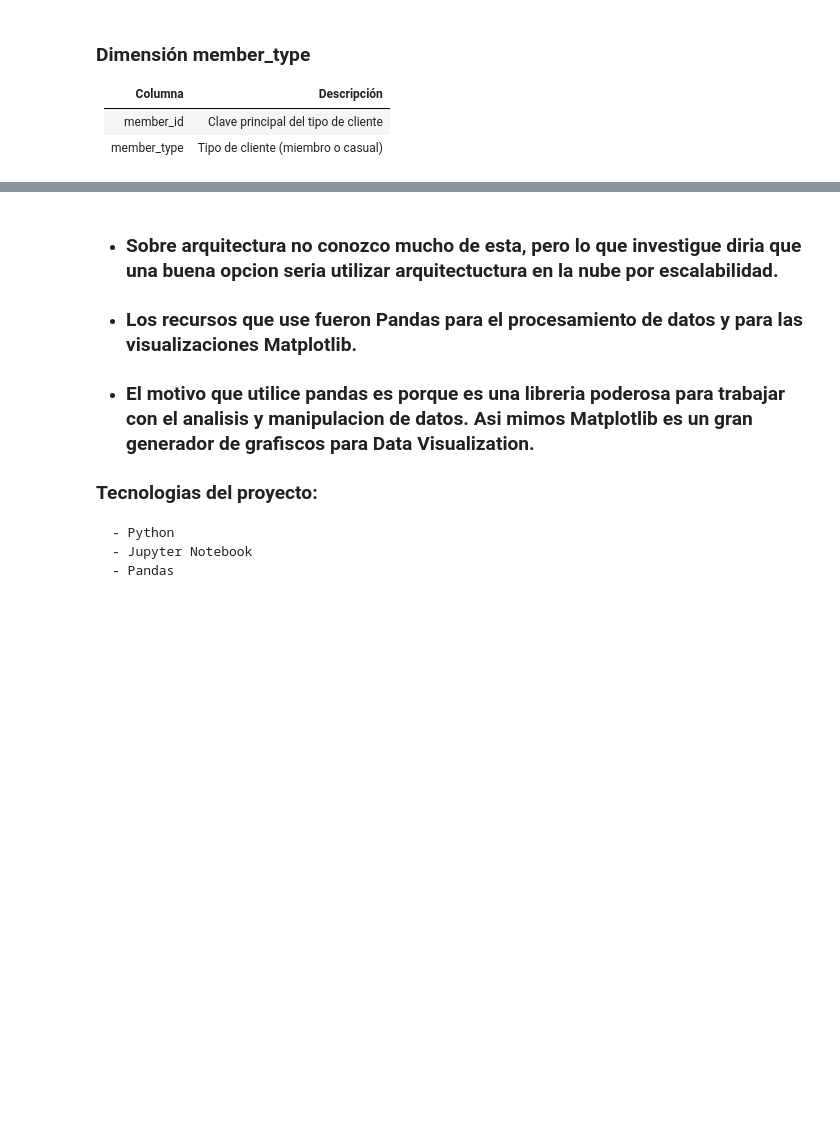
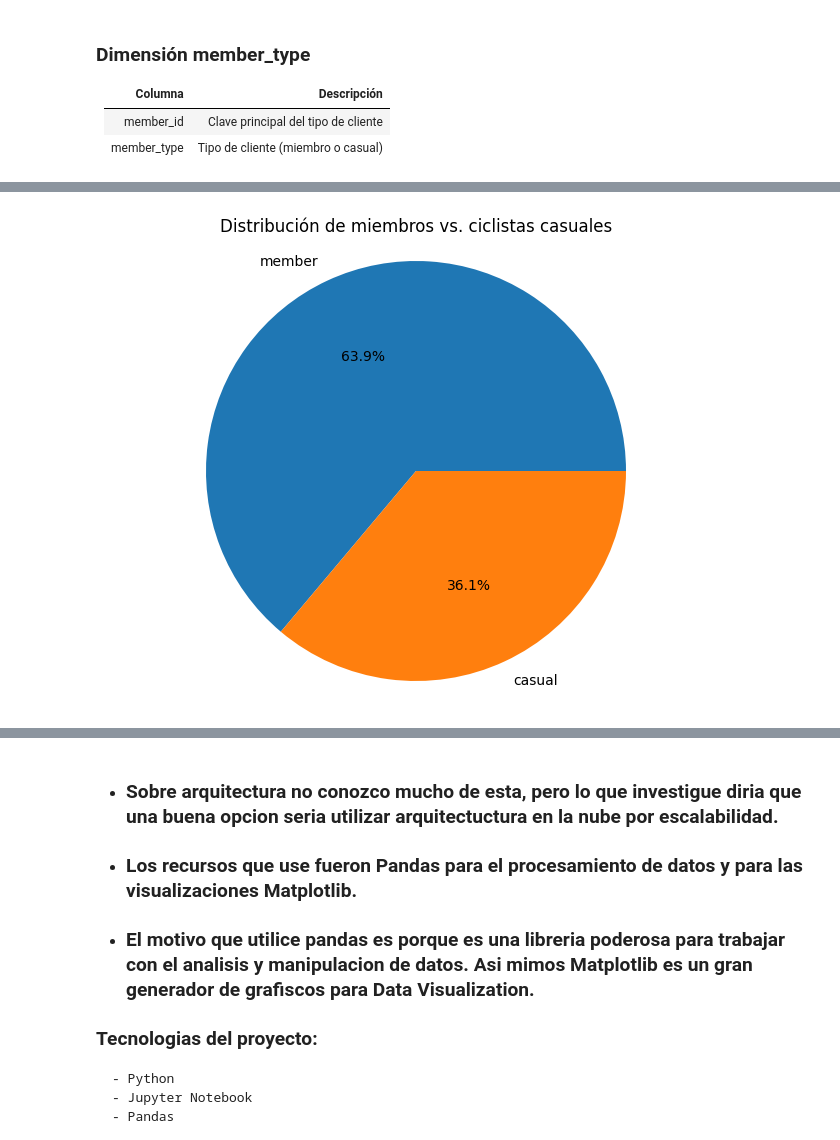
Before and after one commit to emmllanitos/Prueba-Nequi, a Jupyter notebook: nequi_test.ipynb, the cells around one changed output, grey strips where cells are left out. Drawn from its saved outputs; the diff is of its cells as text; code cells hidden in the pictures; blank space fills up the shorter version.

```diff
--- a/nequi_test.ipynb
+++ b/nequi_test.ipynb
@@ -251,0 +278,16 @@ El modelo de datos conceptuales manejaria el esquema estrella, es util para este
+# %%
+try:
+    member_counts = df_clean['member_casual'].value_counts()
+
+    plt.figure(figsize=(8, 6))
+    plt.pie(member_counts, labels=member_counts.index, autopct='%1.1f%%')
+    plt.title('Distribución de miembros vs. ciclistas casuales')
+    plt.axis('equal')
+    plt.show()
+
+except Exception as e:
+
+    logging.error(e)
+    print("Ha ocurrido un error, por favor revisa el log para más detalles.")
+# %% [output]
+[figure, added]
```
Also changed, not shown: parts of 3 cells of this notebook, 2 other files.
